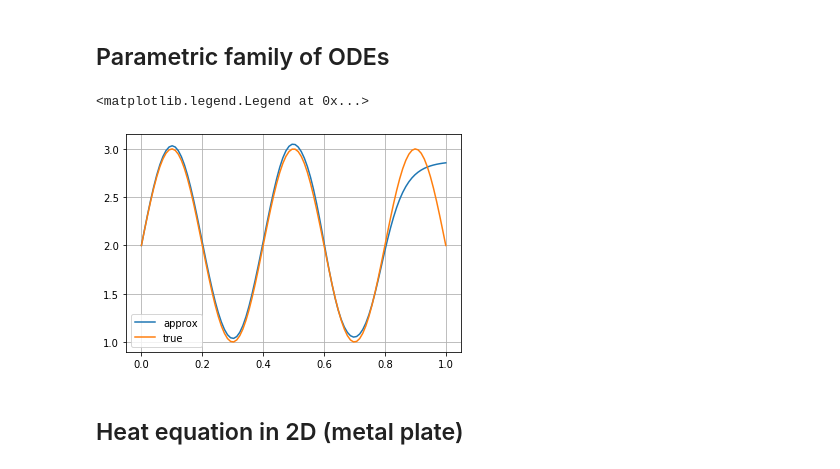
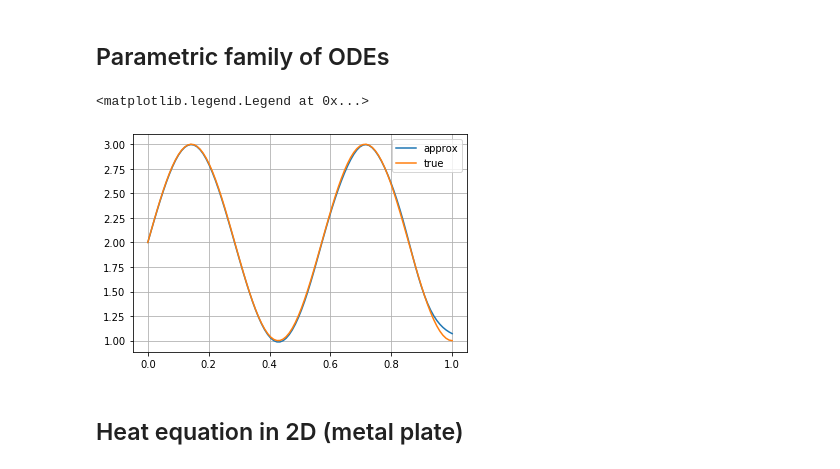
Before and after one commit to analysiscenter/pydens, a Jupyter notebook: tutorials/1. Solving PDEs.ipynb, the cells around one changed output. Drawn from its saved outputs; the diff is of its cells as text; code cells hidden in the pictures.

```diff
--- a/tutorials/1. Solving PDEs.ipynb
+++ b/tutorials/1. Solving PDEs.ipynb
@@ -229,21 +74,21 @@ for i, y in enumerate([0, 0, 0, 0, 0] + np.linspace(0, 1, 100).tolist()
 def odeparam(f, x, e):
     return D(f, x) - e * np.pi * torch.cos(e * np.pi * x)
 # %%
-solver = Solver(odeparam, ndims=1, initial_condition=2, nparams=1)
+solver = Solver(odeparam, ndims=1, initial_condition=2.0, nparams=1)
 # %%
 sampler = NS('u') & NS('u', low=.5, high=5.5)
 # %%
 solver.fit(niters=10000, batch_size=700, sampler=sampler)
 # %%
 # checking out the solution approximation for fixed epsilon
-eps = 5
-approxs = solver.model(xs, torch.ones_like(xs) * eps)
+eps = 3.5
+approxs = solver.solve(xs, torch.ones_like(xs) * eps)
 true = np.sin(eps * np.pi * xs.numpy()) + 2
 # %%
-plt.plot(xs.detach().numpy(), approxs.detach().numpy(), label='approx')
+plt.plot(xs.detach().numpy(), approxs, label='approx')
 plt.plot(xs.detach().numpy(), true, label='true')
 plt.grid()
 plt.legend()
 # %% [output]
 <matplotlib.legend.Legend at 0x...>
-[figure, old version]
+[figure, new version]
```
Also changed, not shown: parts of 84 cells of this notebook, 3 other files.
